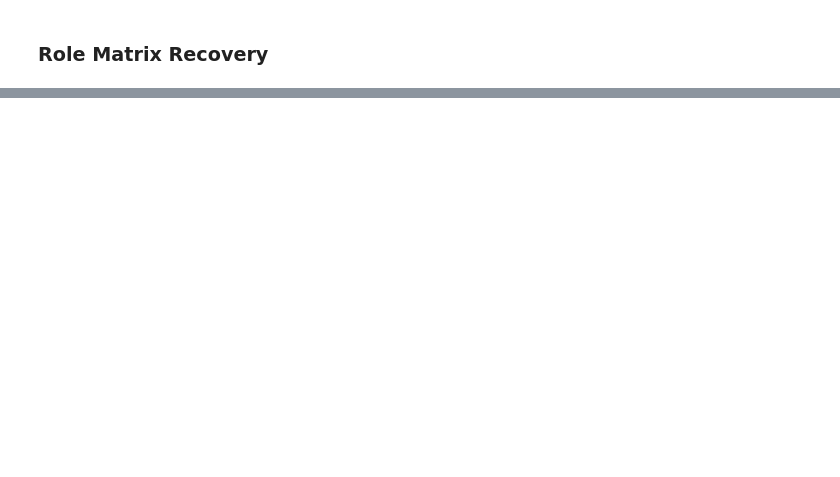
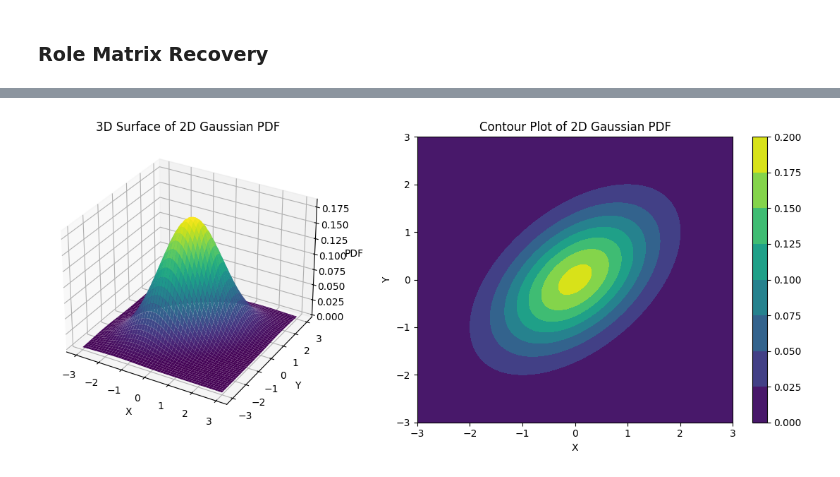
Before and after one commit to LaosAntreas/dMMSB, a Jupyter notebook: examples/static.ipynb, the cells around one changed output, grey strips where cells are left out. Drawn from its saved outputs; the diff is of its cells as text; code cells hidden in the pictures; blank space fills up the shorter version.

```diff
--- a/examples/static.ipynb
+++ b/examples/static.ipynb
@@ -117,0 +146,44 @@ plot_adjacency_matrix(E , title="Ground Truth Graph")
+# %%
+import numpy as np
+import matplotlib.pyplot as plt
+from scipy.stats import multivariate_normal  # convenient PDF evaluator
+
+# --- Parameters for the Gaussian ---
+mu = np.array([0, 0])  # mean vector
+Sigma = np.array([[ 1, 0.5],
+                  [0.5,  1]])
+# --- Create a grid of (x, y) points ---
+x = np.linspace(-3, 3, 200)
+y = np.linspace(-3, 3, 200)
+X, Y = np.meshgrid(x, y)
+
+# Stack the grid coordinates in the right shape for evaluation
+pos = np.dstack((X, Y))
+
+# --- Evaluate the PDF on the grid ---
+rv = multivariate_normal(mu, Sigma)
+Z = rv.pdf(pos)
+
+# --- Plot ---
+fig = plt.figure(figsize=(12, 5))
+
+# 1. 3D surface plot
+ax1 = fig.add_subplot(1, 2, 1, projection='3d')
+ax1.plot_surface(X, Y, Z, cmap='viridis', edgecolor='none')
+ax1.set_title('3D Surface of 2D Gaussian PDF')
+ax1.set_xlabel('X')
+ax1.set_ylabel('Y')
+ax1.set_zlabel('PDF')
+
+# 2. Contour plot
+ax2 = fig.add_subplot(1, 2, 2)
+contour = ax2.contourf(X, Y, Z, cmap='viridis')
+plt.colorbar(contour, ax=ax2)
+ax2.set_title('Contour Plot of 2D Gaussian PDF')
+ax2.set_xlabel('X')
+ax2.set_ylabel('Y')
+
+plt.tight_layout()
+plt.show()
+# %% [output]
+[figure, added]
```
Also changed, not shown: parts of 8 cells of this notebook, 1 other file.
